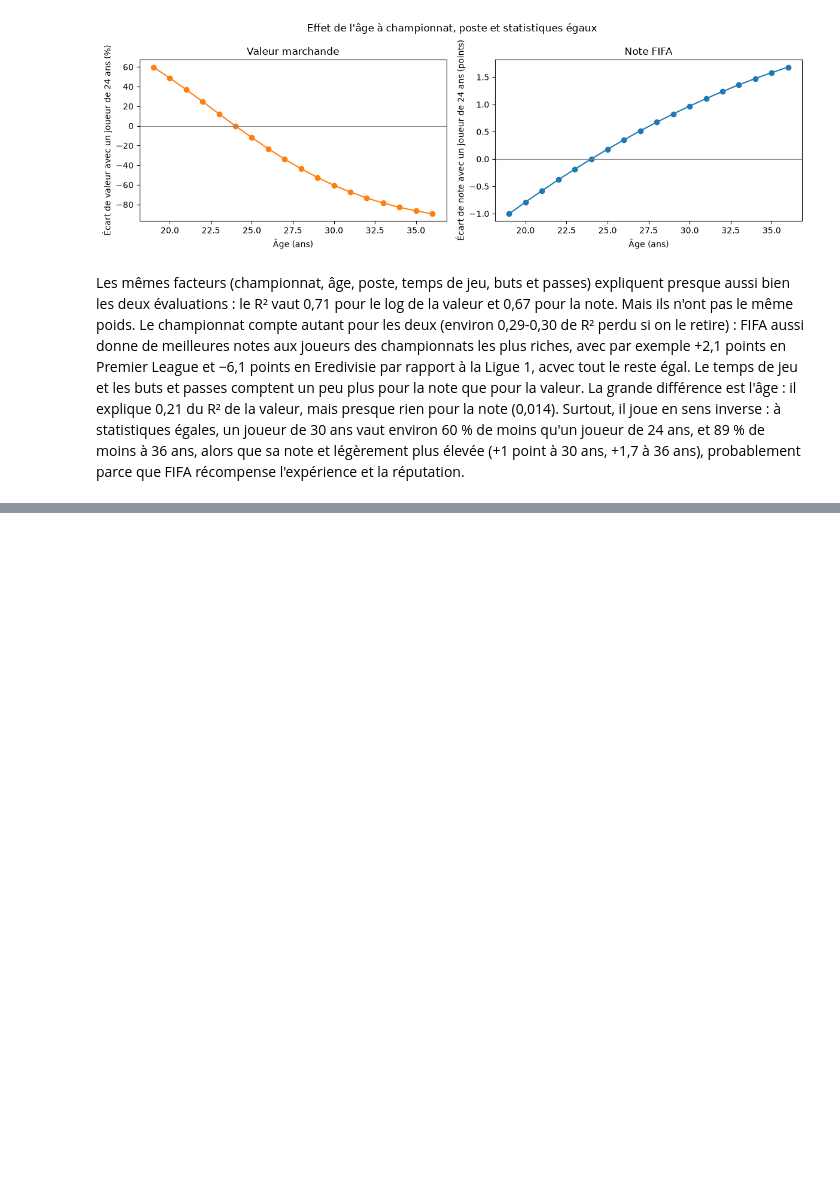
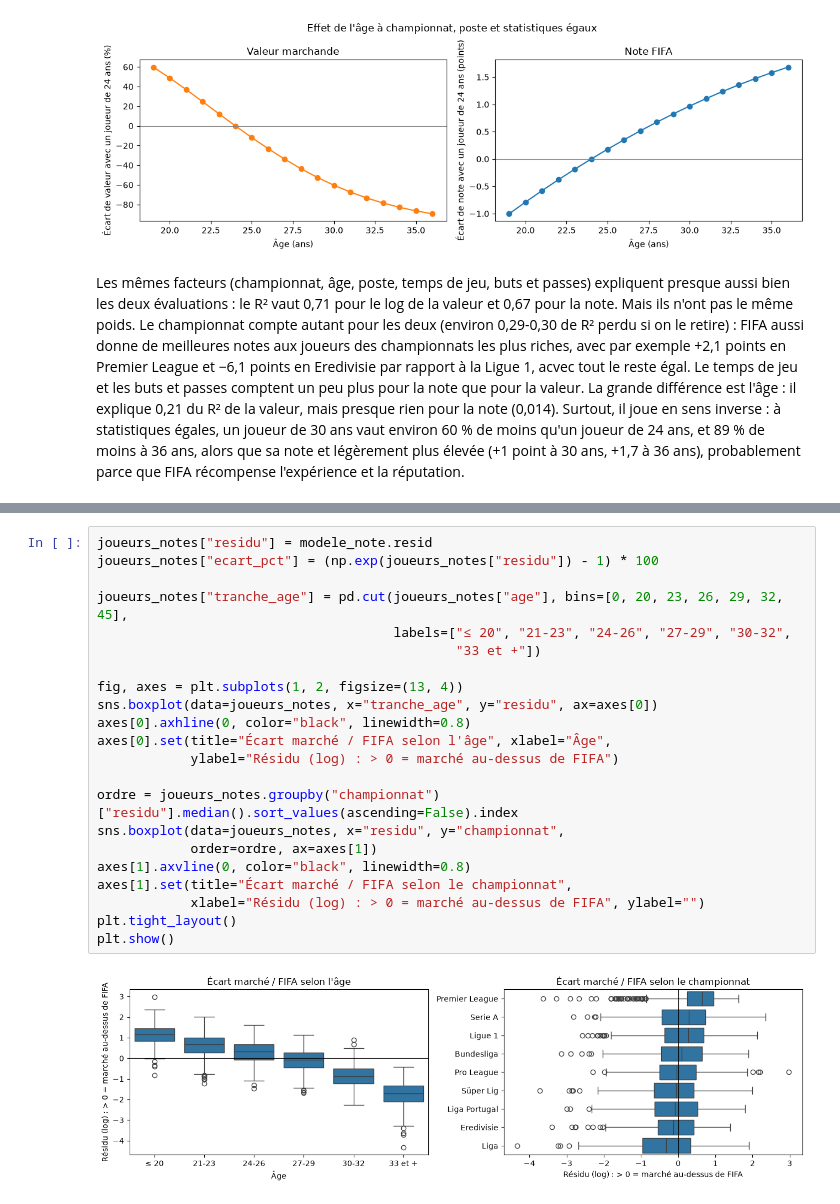
Before and after one commit to Iseo-sort/projet_python_football, a Jupyter notebook: notebooks/analyse_fifa.ipynb, the cells around one changed output, grey strips where cells are left out. Cells and saved outputs as stored; diff of their text form; blank space fills up the shorter version.

Commit message:
Analyse FIFA : écart marché / FIFA

```diff
--- a/notebooks/analyse_fifa.ipynb
+++ b/notebooks/analyse_fifa.ipynb
@@ -345,0 +353,24 @@ Les mêmes facteurs (championnat, âge, poste, temps de jeu, buts et passes) exp
+# %%
+joueurs_notes["residu"] = modele_note.resid
+joueurs_notes["ecart_pct"] = (np.exp(joueurs_notes["residu"]) - 1) * 100
+
+joueurs_notes["tranche_age"] = pd.cut(joueurs_notes["age"], bins=[0, 20, 23, 26, 29, 32, 45],
+                                      labels=["≤ 20", "21-23", "24-26", "27-29", "30-32",
+                                              "33 et +"])
+
+fig, axes = plt.subplots(1, 2, figsize=(13, 4))
+sns.boxplot(data=joueurs_notes, x="tranche_age", y="residu", ax=axes[0])
+axes[0].axhline(0, color="black", linewidth=0.8)
+axes[0].set(title="Écart marché / FIFA selon l'âge", xlabel="Âge",
+            ylabel="Résidu (log) : > 0 = marché au-dessus de FIFA")
+
+ordre = joueurs_notes.groupby("championnat")["residu"].median().sort_values(ascending=False).index
+sns.boxplot(data=joueurs_notes, x="residu", y="championnat",
+            order=ordre, ax=axes[1])
+axes[1].axvline(0, color="black", linewidth=0.8)
+axes[1].set(title="Écart marché / FIFA selon le championnat",
+            xlabel="Résidu (log) : > 0 = marché au-dessus de FIFA", ylabel="")
+plt.tight_layout()
+plt.show()
+# %% [output]
+[figure, added]
```
Also changed, not shown: parts of 8 cells of this notebook.
